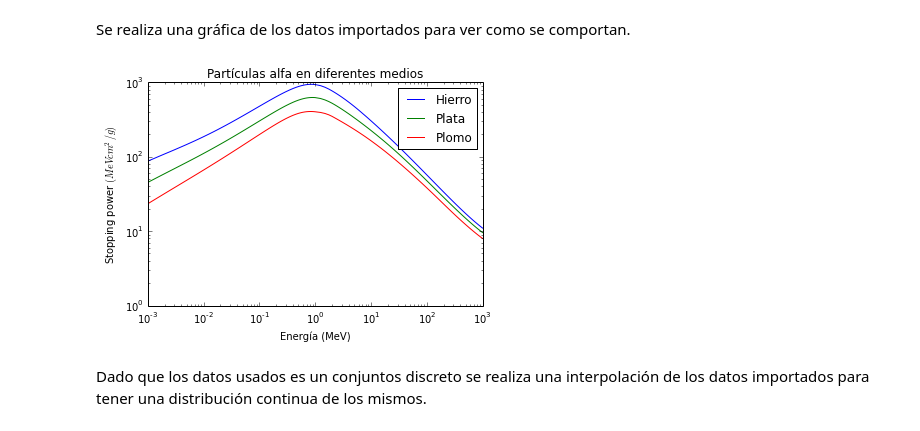
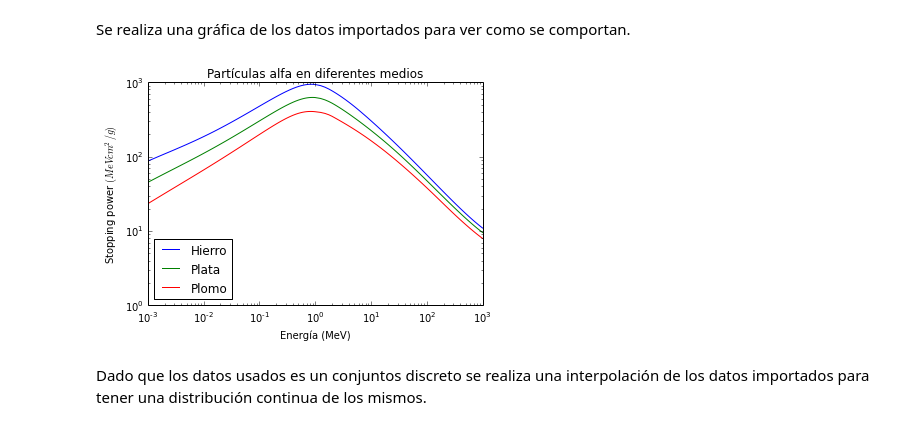
Before and after one commit to JimenaGonzalez/Detectores_particulas, a Jupyter notebook: Tarea1/Tarea.ipynb, the cells around one changed output. Cells and saved outputs as stored; diff of their text form; code cells hidden in the pictures.

```diff
--- a/Tarea1/Tarea.ipynb
+++ b/Tarea1/Tarea.ipynb
@@ -23,12 +23,12 @@ Se realiza una gráfica de los datos importados para ver como se comportan.
 # %%
 plt.loglog(datos_alfa_hierro[:,0], datos_alfa_hierro[:,1], datos_alfa_plata[:,0], datos_alfa_plata[:,1], datos_alfa_plomo[:,0], datos_alfa_plomo[:,1])
 plt.title(u"Partículas alfa en diferentes medios")
 plt.ylabel(r"Stopping power $(MeV cm^{2}/g)$")
 plt.xlabel(u"Energía " + r"(MeV)")
-plt.legend(['Hierro', 'Plata', 'Plomo'])
+plt.legend(['Hierro', 'Plata', 'Plomo'], loc = 'best')
 plt.show()
 # %% [output]
-[figure, old version]
+[figure, new version]
 # %% [markdown]
 Dado que los datos usados es un conjuntos discreto se realiza una interpolación de los datos importados para tener una distribución continua de los mismos.
 # %%
```
Also changed, not shown: parts of 11 cells of this notebook, 4 other files.
